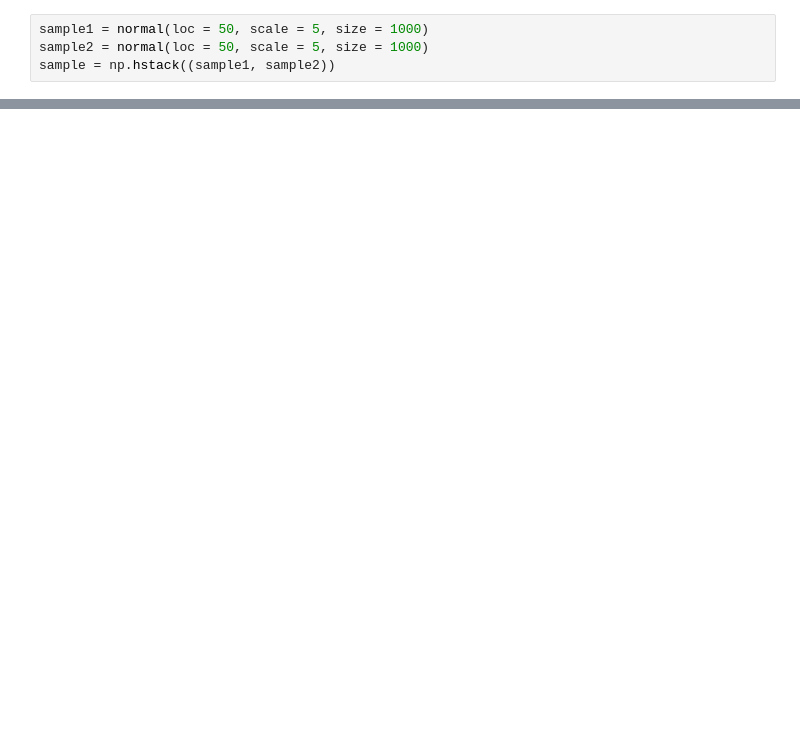
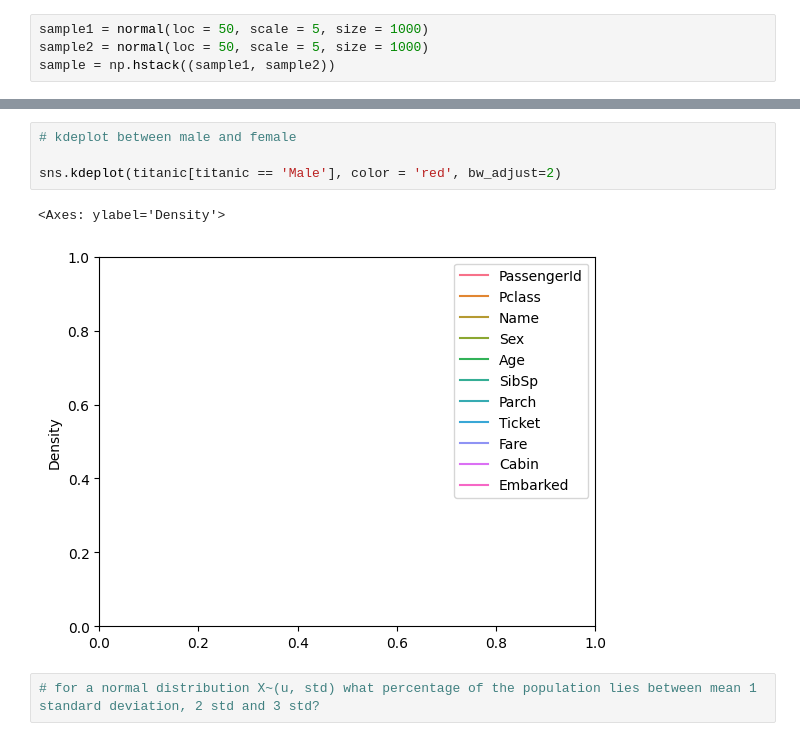
Before and after one commit to mohd-ajlal/PYTHON-For-Data_Analysis, a Jupyter notebook: class18.ipynb, the cells around one changed output, grey strips where cells are left out. Saved outputs shown, nothing was run; the diff lists cells and outputs as text; blank space fills up the shorter version.

```diff
--- a/class18.ipynb
+++ b/class18.ipynb
@@ -51,0 +76,9 @@ sns.kdeplot(sample.reshape(1000), color = 'red', bw_adjust=2)
+# %%
+# kdeplot between male and female
+
+sns.kdeplot(titanic[titanic == 'Male'], color = 'red', bw_adjust=2)
+# %% [output]
+<Axes: ylabel='Density'>
+[figure, added]
+# %%
+# for a normal distribution X~(u, std) what percentage of the population lies between mean 1 standard deviation, 2 std and 3 std?
```
Also changed, not shown: parts of 17 cells of this notebook.
